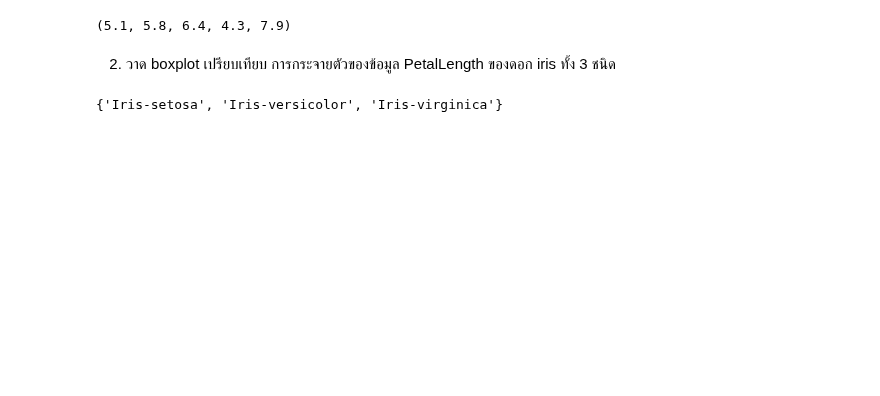
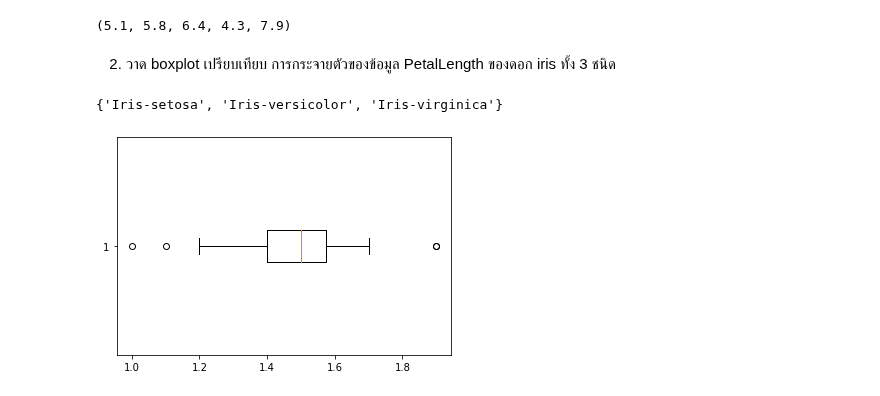
Before and after one commit to kittimaxz/data_viz_2022, a Jupyter notebook: DataViz02_Data_Distribution.ipynb, the cells around one changed output. Cells and saved outputs as stored; diff of their text form; code cells hidden in the pictures; blank space fills up the shorter version.

```diff
--- a/DataViz02_Data_Distribution.ipynb
+++ b/DataViz02_Data_Distribution.ipynb
@@ -333,3 +341,8 @@ box_vals(ybp,vert=False)
 set(df['Name'])
 # %% [output]
 {'Iris-setosa', 'Iris-versicolor', 'Iris-virginica'}
+# %%
+X1 = df[df['Name']=='Iris-setosa']
+setosa = plt.boxplot(X1['PetalLength'],vert = False)
+# %% [output]
+[figure, added]
```
Also changed, not shown: parts of 5 cells of this notebook.
